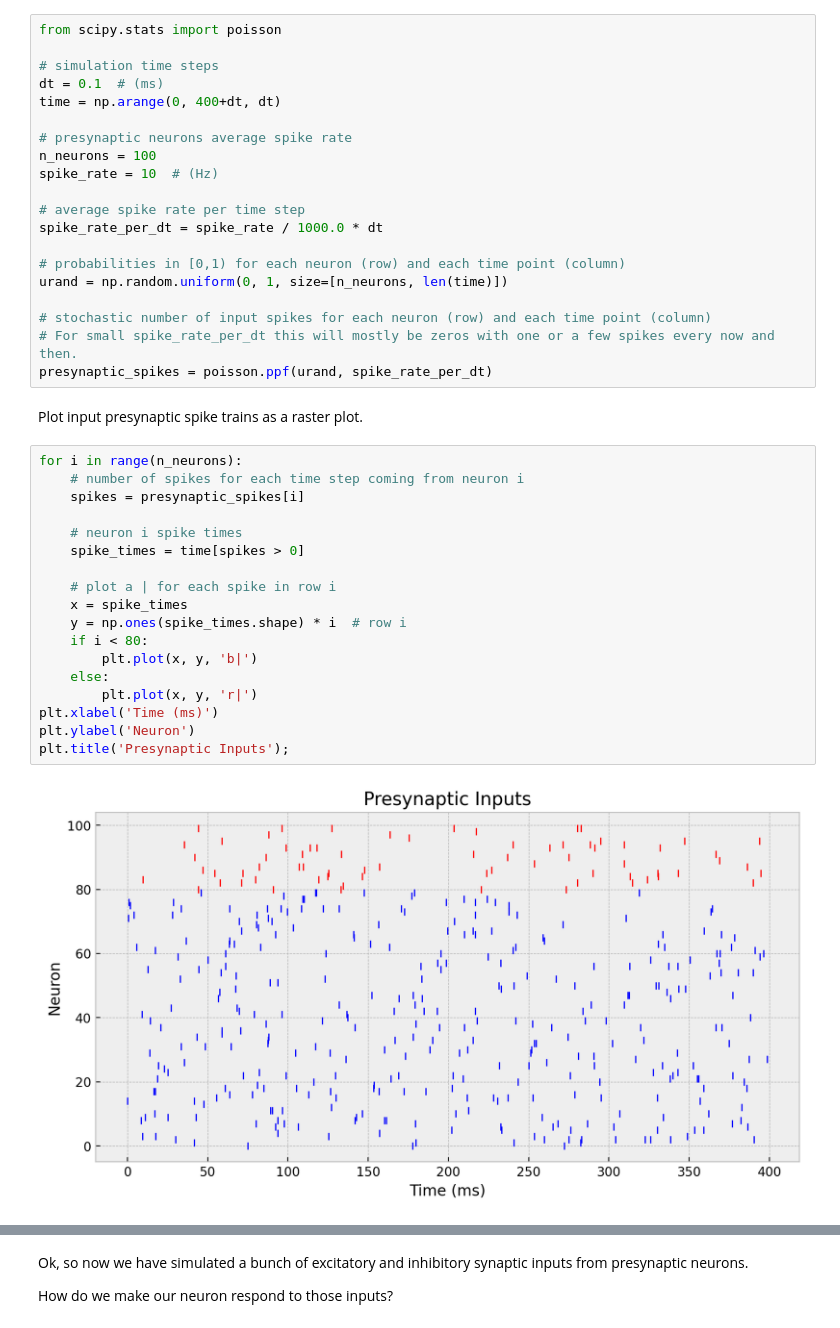
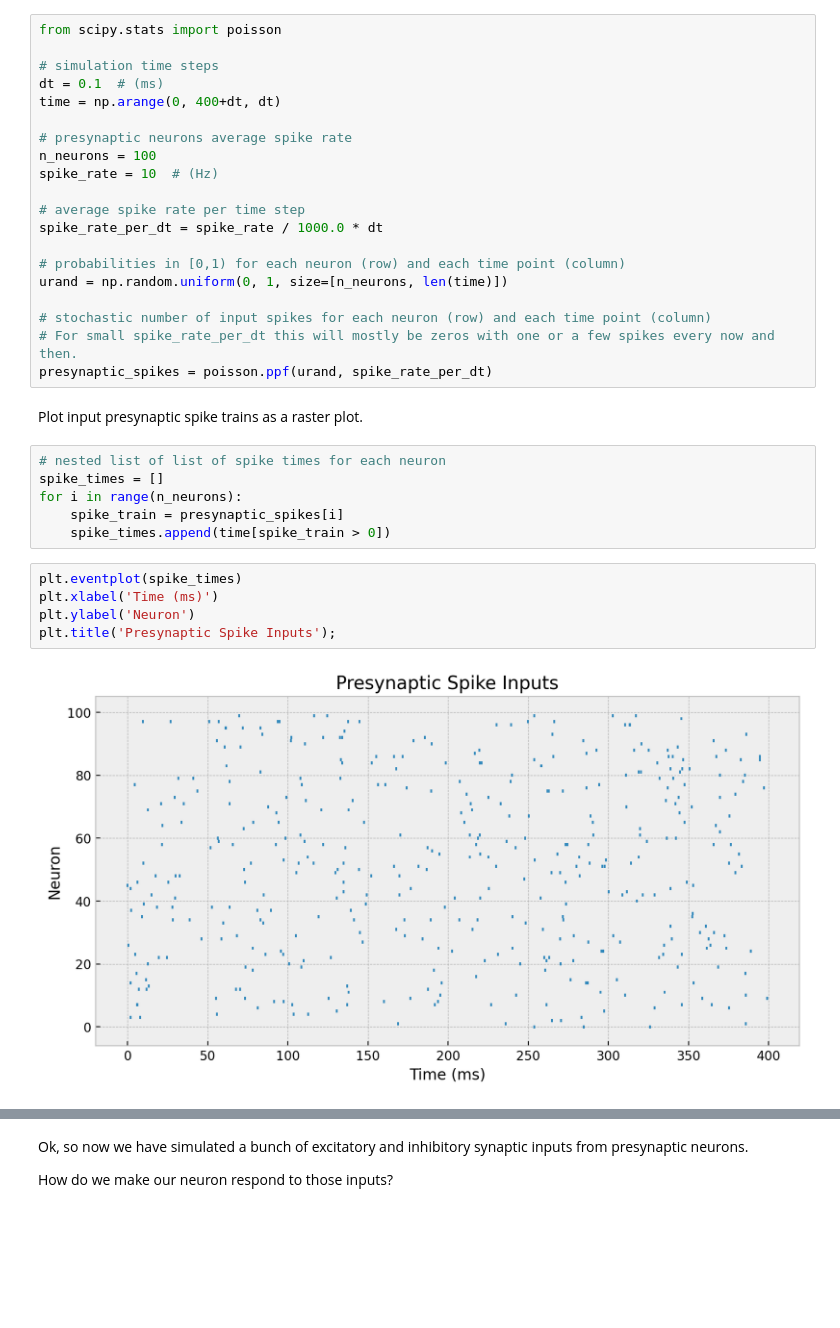
Before and after one commit to marcel-goldschen-ohm/NEU-365P-385L-Spring-2023, a Jupyter notebook: LIF-neuron-model/LIF-neuron-model.ipynb, the cells around one changed output, grey strips where cells are left out. Drawn from its saved outputs; the diff is of its cells as text; blank space fills up the shorter version.

```diff
--- a/LIF-neuron-model/LIF-neuron-model.ipynb
+++ b/LIF-neuron-model/LIF-neuron-model.ipynb
@@ -239,28 +239,21 @@ urand = np.random.uniform(0, 1, size=[n_neurons, len(time)])
 # stochastic number of input spikes for each neuron (row) and each time point (column)
 # For small spike_rate_per_dt this will mostly be zeros with one or a few spikes every now and then.
 presynaptic_spikes = poisson.ppf(urand, spike_rate_per_dt)
-# %% [markdown]
-Plot input presynaptic spike trains as a raster plot.
-# %%
-for i in range(n_neurons):
-    # number of spikes for each time step coming from neuron i
-    spikes = presynaptic_spikes[i]
-
-    # neuron i spike times
-    spike_times = time[spikes > 0]
-
-    # plot a | for each spike in row i
-    x = spike_times
-    y = np.ones(spike_times.shape) * i  # row i
-    if i < 80:
-        plt.plot(x, y, 'b|')
-    else:
-        plt.plot(x, y, 'r|')
-plt.xlabel('Time (ms)')
-plt.ylabel('Neuron')
-plt.title('Presynaptic Inputs');
-# %% [output]
-[figure, removed]
+# %% [markdown]
+Plot input presynaptic spike trains as a raster plot.
+# %%
+# nested list of list of spike times for each neuron
+spike_times = []
+for i in range(n_neurons):
+    spike_train = presynaptic_spikes[i]
+    spike_times.append(time[spike_train > 0])
+# %%
+plt.eventplot(spike_times)
+plt.xlabel('Time (ms)')
+plt.ylabel('Neuron')
+plt.title('Presynaptic Spike Inputs');
+# %% [output]
+[figure, added]
 # %%
 excitatory_spikes = presynaptic_spikes[:80]
 inhibitory_spikes = presynaptic_spikes[80:]
```
Also changed, not shown: parts of 20 cells of this notebook.
